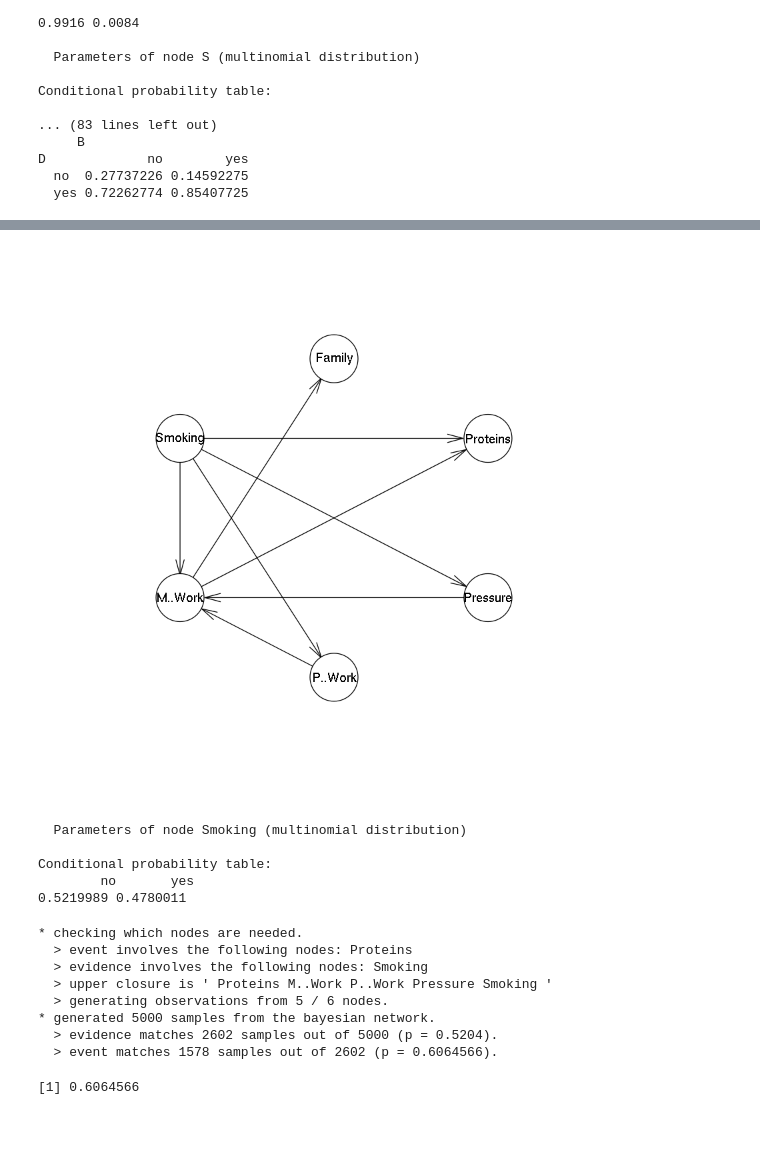
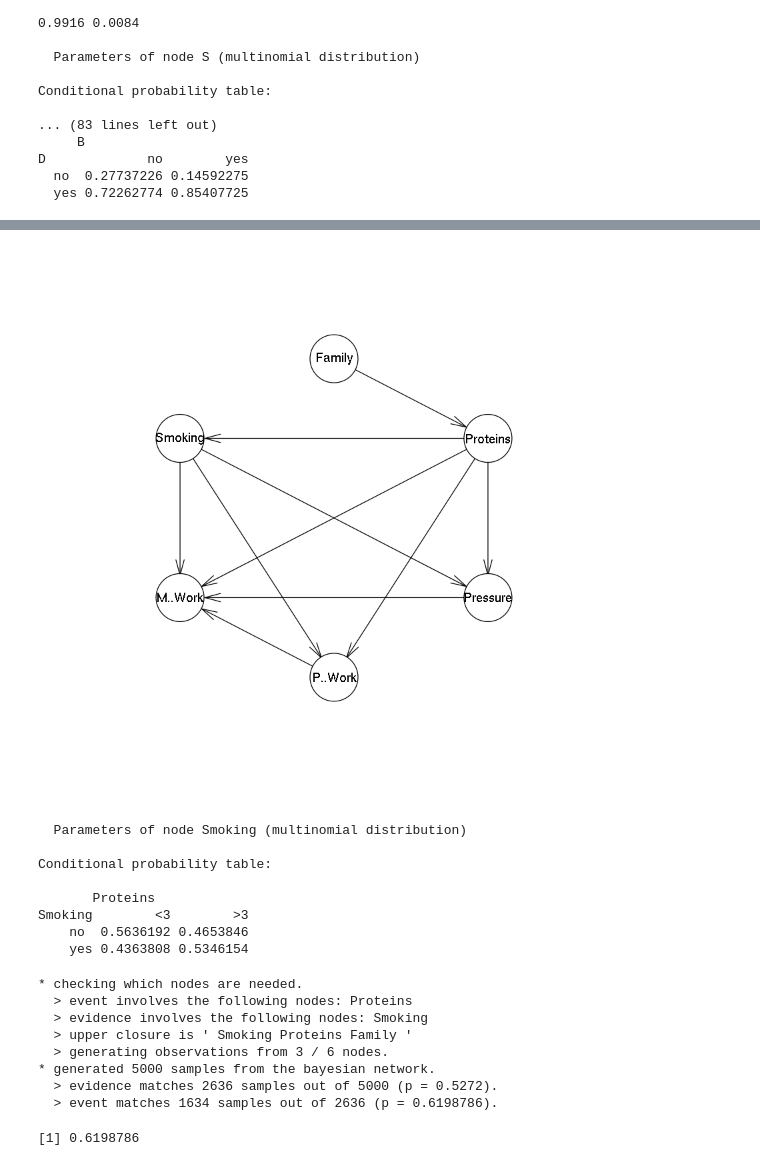
Before and after one commit to yama1968/Spikes, a Jupyter notebook: bns/nb.blearn.test.asia.ipynb, the cells around one changed output, grey strips where cells are left out. Cells and saved outputs as stored; diff of their text form; code cells hidden in the pictures; blank space fills up the shorter version.

```diff
--- a/bns/nb.blearn.test.asia.ipynb
+++ b/bns/nb.blearn.test.asia.ipynb
@@ -94,10 +103,10 @@ graphviz.plot(asia.net)
 # %%
 data(coronary)
 bn_df <- data.frame(coronary)
-res <- hc(bn_df)
+res <- hc(bn_df, whitelist = data.frame(from = "Family", to = "Proteins"))
 plot(res)
 # %% [output]
-[figure, old version]
+[figure, new version]
 # %%
 fittedbn <- bn.fit(res, data = bn_df)
 fittedbn$Smoking
@@ -105,17 +114,20 @@ fittedbn$Smoking
   Parameters of node Smoking (multinomial distribution)
 
 Conditional probability table:
-        no       yes
-0.5219989 0.4780011
+
+       Proteins
+Smoking        <3        >3
+    no  0.5636192 0.4653846
+    yes 0.4363808 0.5346154
 # %%
 cpquery(fittedbn, event = (Proteins=="<3"), evidence = ( Smoking=="no"), debug = T )
 # %% [output]
 * checking which nodes are needed.
   > event involves the following nodes: Proteins
   > evidence involves the following nodes: Smoking
-  > upper closure is ' Proteins M..Work P..Work Pressure Smoking '
-  > generating observations from 5 / 6 nodes.
+  > upper closure is ' Smoking Proteins Family '
+  > generating observations from 3 / 6 nodes.
 * generated 5000 samples from the bayesian network.
-  > evidence matches 2602 samples out of 5000 (p = 0.5204).
-  > event matches 1578 samples out of 2602 (p = 0.6064566).
+  > evidence matches 2636 samples out of 5000 (p = 0.5272).
+  > event matches 1634 samples out of 2636 (p = 0.6198786).
-[1] 0.6064566
+[1] 0.6198786
```
Also changed, not shown: parts of 4 cells of this notebook.
